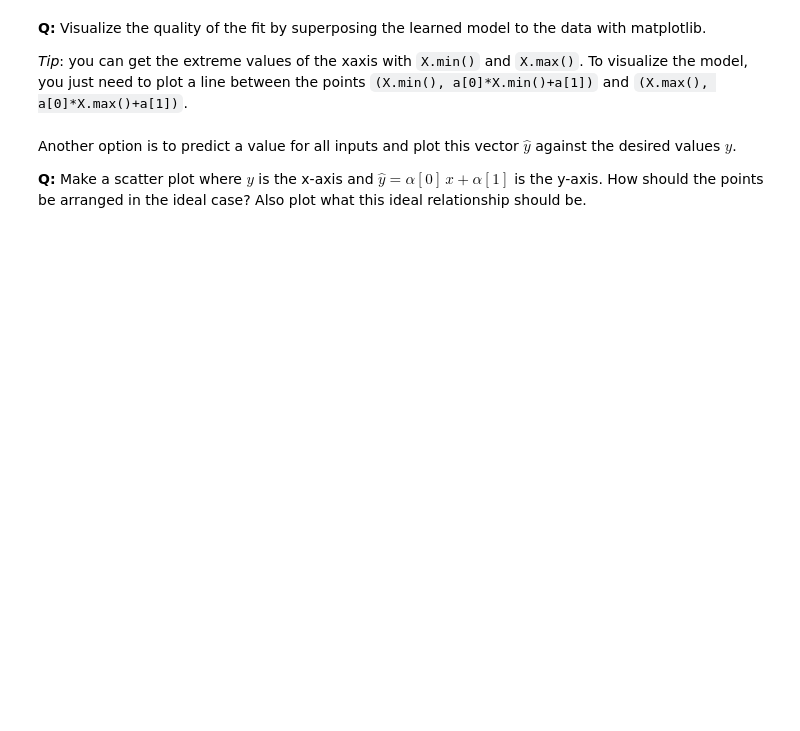
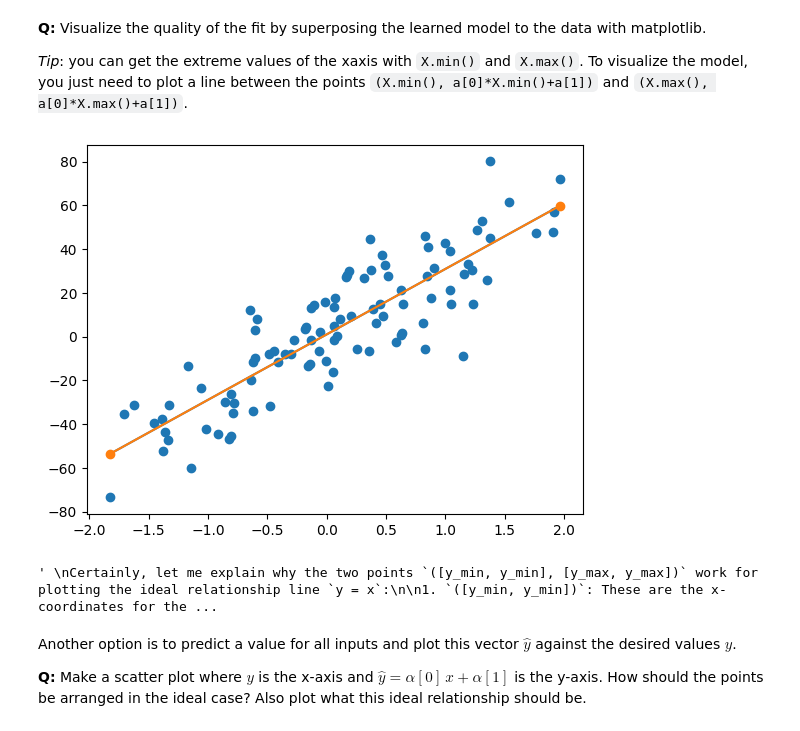
Before and after one commit to vladbug/AA-googlecolab, a Jupyter notebook: LinearRegression_ML.ipynb, the cells around one changed output. Saved outputs shown, nothing was run; the diff lists cells and outputs as text; code cells hidden in the pictures; blank space fills up the shorter version.

```diff
--- a/LinearRegression_ML.ipynb
+++ b/LinearRegression_ML.ipynb
@@ -49,3 +81,13 @@ where
 $X\in \mathbb{R}^{N \times (d+1)}$ is the augmented data matrix such that each line $i$ is $x_i = (x_{i1} \; 1)$, containing the features of example $i$.
 
 **Q:** Create matrix $X$ and vector $y$.
+# %%
+matrix_of_ones = np.ones((X.shape[0], 1)) # matrix filled with ones
+
+augmented_matrix = np.hstack((X, matrix_of_ones)) # let's add to our original matrix the one with ones as a collumn
+
+print(augmented_matrix)
+
+y = t
+
+print(y)
@@ -68,6 +157,51 @@ In Numpy, check how to do matrix multiplication and how to compute the inverse o
 **Q:** Visualize the quality of the fit by superposing the learned model to the data with matplotlib.
 
 *Tip*: you can get the extreme values of the xaxis with `X.min()` and `X.max()`. To visualize the model, you just need to plot a line between the points `(X.min(), a[0]*X.min()+a[1])` and `(X.max(), a[0]*X.max()+a[1])`.
+# %%
+# alpha da-nos os coeficientes a serem usados na nossa função y = ax + b
+
+# Create a linear function using the minimum and maximum x-values
+x_min = X.min()
+x_max = X.max()
+y_min = alpha[0] * x_min + alpha[1]
+y_max = alpha[0] * x_max + alpha[1]
+
+# Create linear x and y values for the line
+linear_x = np.array([x_min, x_max])
+linear_y = np.array([y_min, y_max])
+
+X_reg = np.linspace(augmented_matrix[:,0].min(),augmented_matrix[:,0].max(),300)
+
+Y_reg = np.polyval(alpha,X_reg)
+
+plt.figure()
+plt.scatter(X,t)
+plt.plot(X_reg,Y_reg)
+plt.plot(linear_x,linear_y, marker='o', linestyle='-')
+plt.show()
+plt.close()
+
+'''
+Certainly, let me explain why the two points `([y_min, y_min], [y_max, y_max])` work for plotting the ideal relationship line `y = x`:
+
+1. `([y_min, y_min])`: These are the x-coordinates for the line. Both x-coordinates are set to the minimum actual value, `y_min`.
+
+2. `([y_max, y_max])`: These are the y-coordinates for the line. Both y-coordinates are set to the maximum actual value, `y_max`.
+
+The reason these points work is because they create a diagonal line with a slope of 1 (45-degree angle) that passes through the origin (0, 0). Here's why:
+
+- `([y_min, y_min], [y_max, y_max])` represents a line where the x-coordinate and y-coordinate are always equal to each other. In other words, for any value `x`, the corresponding value of `y` is the same. This is precisely what `y = x` represents, where the values of `y` and `x` are identical.
+
+- The line `[y_min, y_min]` to `[y_max, y_max]` starts at the point `(y_min, y_min)` and ends at the point `(y_max, y_max)`. This line represents a perfect one-to-one relationship between the actual values (`y`) and the predicted values (`y_hat`). In an ideal scenario, the predicted values should match the actual values perfectly, which is why this line is considered the "ideal relationship."
+
+- This diagonal line ensures that, for any value on the x-axis (actual values), the corresponding value on the y-axis (predicted values) is the same. This is the essence of a perfect prediction, where every point on the line represents a case where the predicted value equals the actual value.
+
+In summary, these two points and the resulting line `[y_min, y_min]` to `[y_max, y_max]` represent the ideal scenario where the predicted values (`y_hat`) perfectly match the actual values (`y`) for all data points, forming a diagonal line with a slope of 1.
+
+'''
+# %% [output]
+[figure, added]
+' \nCertainly, let me explain why the two points `([y_min, y_min], [y_max, y_max])` work for plotting the ideal relationship line `y = x`:\n\n1. `([y_min, y_min])`: These are the x-coordinates for the ...
 # %% [markdown]
 Another option is to predict a value for all inputs and plot this vector $\hat{y}$ against the desired values $y$.
 
```
Also changed, not shown: parts of 6 cells of this notebook.
